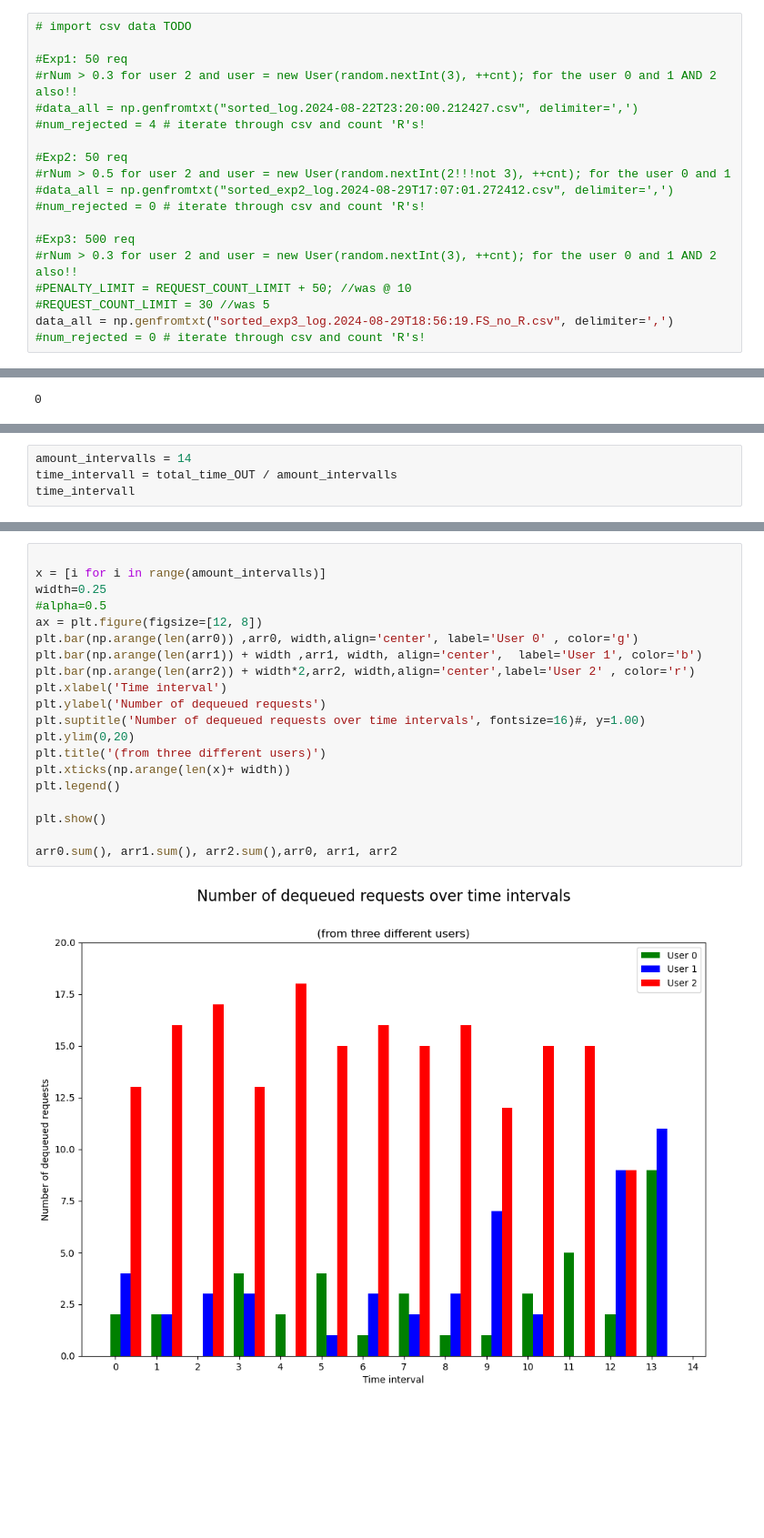
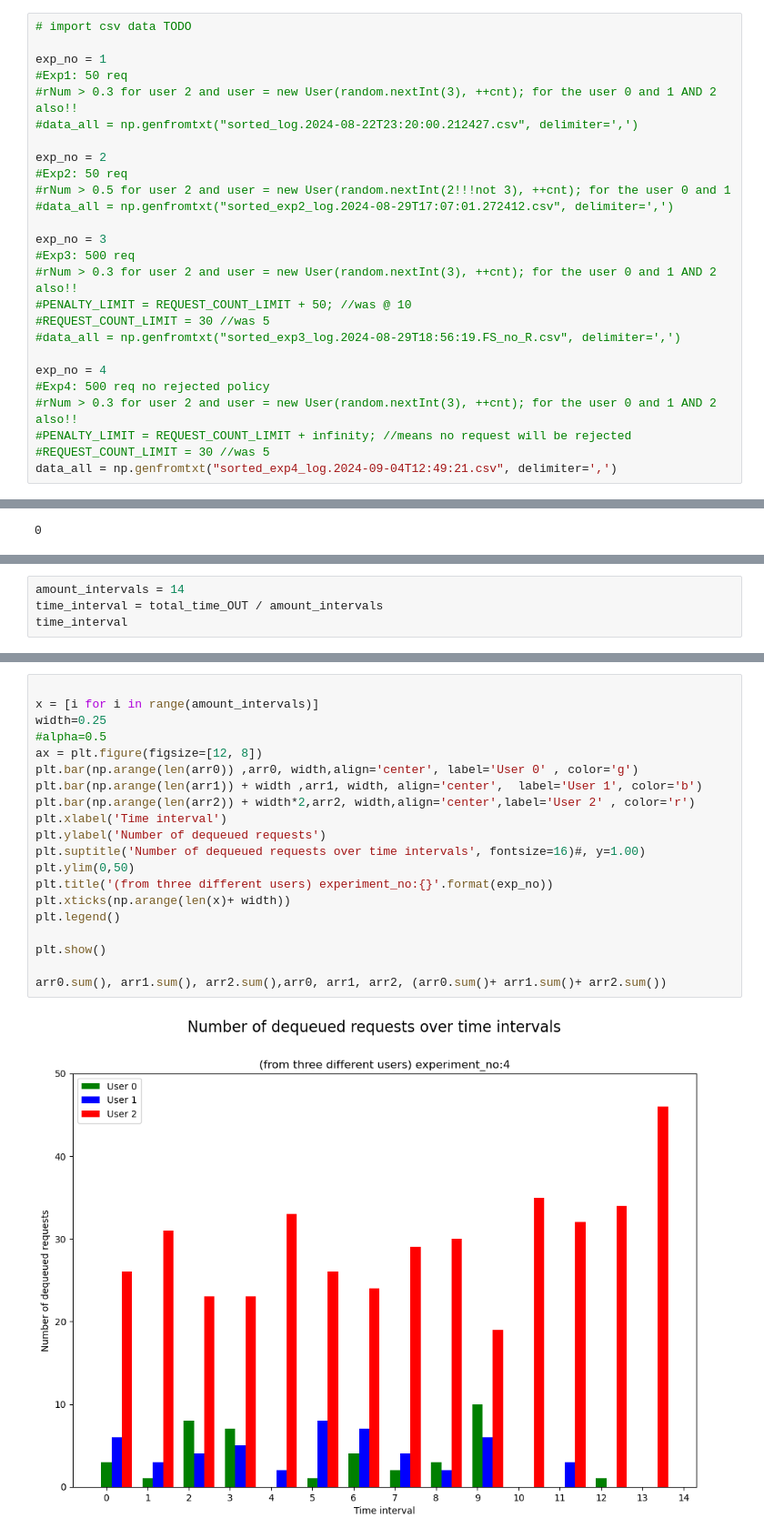
Before and after one commit to sandro108/RateLimitingPrioQ, a Jupyter notebook: Draft_Visualisation_QDisc_RateLimPrioQv3_out.ipynb, the cells around one changed output, grey strips where cells are left out. Shown at 91% size. Saved outputs shown, nothing was run; the diff lists cells and outputs as text; blank space fills up the shorter version.

Commit message:
added plots of exp_no 4

```diff
--- a/Draft_Visualisation_QDisc_RateLimPrioQv3_out.ipynb
+++ b/Draft_Visualisation_QDisc_RateLimPrioQv3_out.ipynb
@@ -29,22 +29,29 @@ else
 # %%
 # import csv data TODO
 
+exp_no = 1
 #Exp1: 50 req
 #rNum > 0.3 for user 2 and user = new User(random.nextInt(3), ++cnt); for the user 0 and 1 AND 2 also!!
 #data_all = np.genfromtxt("sorted_log.2024-08-22T23:20:00.212427.csv", delimiter=',')
-#num_rejected = 4 # iterate through csv and count 'R's!
 
+exp_no = 2
 #Exp2: 50 req
 #rNum > 0.5 for user 2 and user = new User(random.nextInt(2!!!not 3), ++cnt); for the user 0 and 1
 #data_all = np.genfromtxt("sorted_exp2_log.2024-08-29T17:07:01.272412.csv", delimiter=',')
-#num_rejected = 0 # iterate through csv and count 'R's!
 
+exp_no = 3
 #Exp3: 500 req
 #rNum > 0.3 for user 2 and user = new User(random.nextInt(3), ++cnt); for the user 0 and 1 AND 2 also!!
 #PENALTY_LIMIT = REQUEST_COUNT_LIMIT + 50; //was @ 10
 #REQUEST_COUNT_LIMIT = 30 //was 5
-data_all = np.genfromtxt("sorted_exp3_log.2024-08-29T18:56:19.FS_no_R.csv", delimiter=',')
-#num_rejected = 0 # iterate through csv and count 'R's!
+#data_all = np.genfromtxt("sorted_exp3_log.2024-08-29T18:56:19.FS_no_R.csv", delimiter=',')
+
+exp_no = 4
+#Exp4: 500 req no rejected policy
+#rNum > 0.3 for user 2 and user = new User(random.nextInt(3), ++cnt); for the user 0 and 1 AND 2 also!!
+#PENALTY_LIMIT = REQUEST_COUNT_LIMIT + infinity; //means no request will be rejected
+#REQUEST_COUNT_LIMIT = 30 //was 5
+data_all = np.genfromtxt("sorted_exp4_log.2024-09-04T12:49:21.csv", delimiter=',')
 # %%
 #num_rejected = [ i for i in range(len(data_all)) if data_all[i, 5] == "F"]
 num_rejected = 0
@@ -71,5 +77,5 @@ total_time_IN, csv_row_lower, data_all[csv_row_lower,arri_dq_t], data_all[csv_ro
 # %%
-amount_intervalls = 14
-time_intervall = total_time_OUT / amount_intervalls
-time_intervall
+amount_intervals = 14
+time_interval = total_time_OUT / amount_intervals
+time_interval
 # %% [output]
@@ -155,22 +150,22 @@ arr0.sum(), arr1.sum(), arr2.sum(), arr0, arr1, arr2, arr3
 # %%
 
-x = [i for i in range(amount_intervalls)]
+x = [i for i in range(amount_intervals)]
 width=0.25
 #alpha=0.5
 ax = plt.figure(figsize=[12, 8])
 plt.bar(np.arange(len(arr0)) ,arr0, width,align='center', label='User 0' , color='g')
 plt.bar(np.arange(len(arr1)) + width ,arr1, width, align='center',  label='User 1', color='b')
 plt.bar(np.arange(len(arr2)) + width*2,arr2, width,align='center',label='User 2' , color='r')
 plt.xlabel('Time interval')
 plt.ylabel('Number of dequeued requests')
 plt.suptitle('Number of dequeued requests over time intervals', fontsize=16)#, y=1.00)
-plt.ylim(0,20)
-plt.title('(from three different users)')
+plt.ylim(0,50)
+plt.title('(from three different users) experiment_no:{}'.format(exp_no))
 plt.xticks(np.arange(len(x)+ width))
 plt.legend()
 
 plt.show()
 
-arr0.sum(), arr1.sum(), arr2.sum(),arr0, arr1, arr2
+arr0.sum(), arr1.sum(), arr2.sum(),arr0, arr1, arr2, (arr0.sum()+ arr1.sum()+ arr2.sum())
 # %% [output]
-[figure, old version]
+[figure, new version]
```
Also changed, not shown: parts of 10 cells of this notebook, 9 other files.
